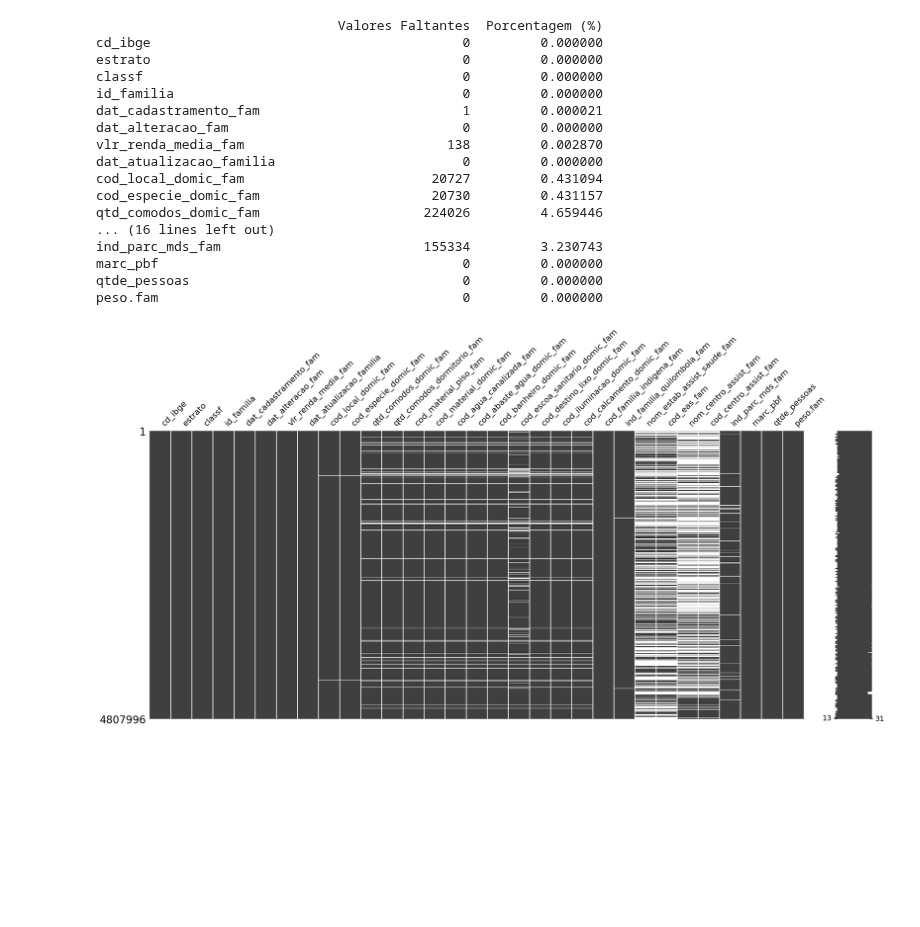
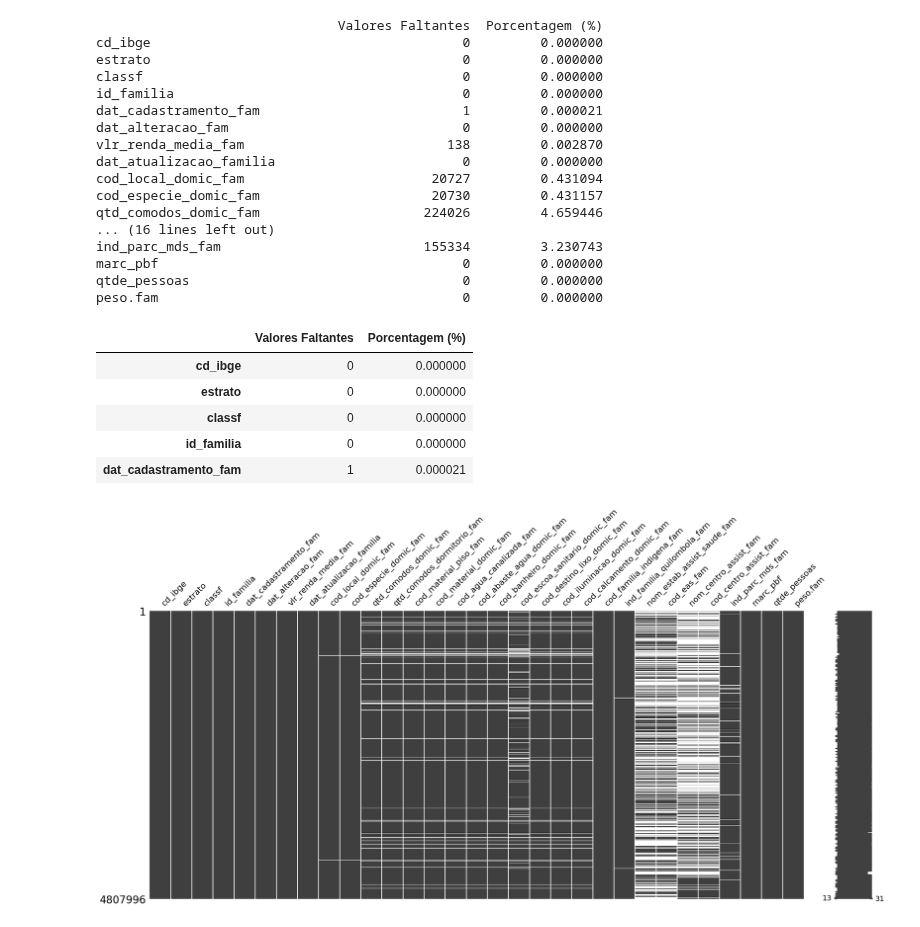
Before and after one commit to mariananresende/averiguacao_cadastral, a Jupyter notebook: bases_amostrais.ipynb, the cells around one changed output. Saved outputs shown, nothing was run; the diff lists cells and outputs as text; code cells hidden in the pictures; blank space fills up the shorter version.

Commit message:
valores_faltantes

```diff
--- a/bases_amostrais.ipynb
+++ b/bases_amostrais.ipynb
@@ -65,8 +65,8 @@ def avaliar_valores_faltantes(df_fam):
     return faltantes_df
 
 # Exemplo de uso:
-resultado_faltantes = avaliar_valores_faltantes(df_fam)
-print(resultado_faltantes)
+resultado_faltantes_fam = avaliar_valores_faltantes(df_fam)
+print(resultado_faltantes_fam)
 # %% [output]
                                Valores Faltantes  Porcentagem (%)
 cd_ibge                                        0         0.000000
@@ -85,3 +85,12 @@ ind_parc_mds_fam                          155334         3.230743
 marc_pbf                                       0         0.000000
 qtde_pessoas                                   0         0.000000
 peso.fam                                       0         0.000000
+# %%
+resultado_faltantes_fam.head()
+# %% [output]
+|  | Valores Faltantes | Porcentagem (%) |
+| cd_ibge | 0 | 0.000000 |
+| estrato | 0 | 0.000000 |
+| classf | 0 | 0.000000 |
+| id_familia | 0 | 0.000000 |
+| dat_cadastramento_fam | 1 | 0.000021 |
```
Also changed, not shown: parts of 5 cells of this notebook.
